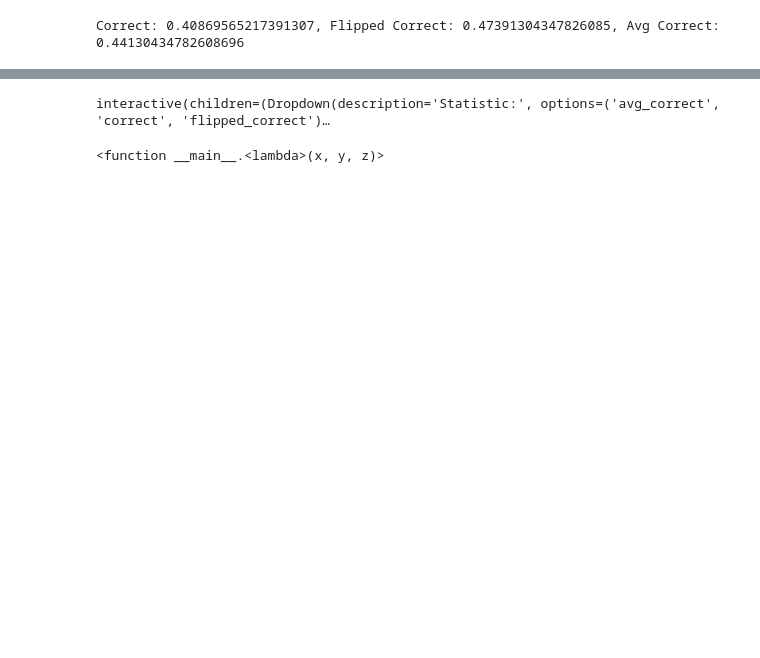
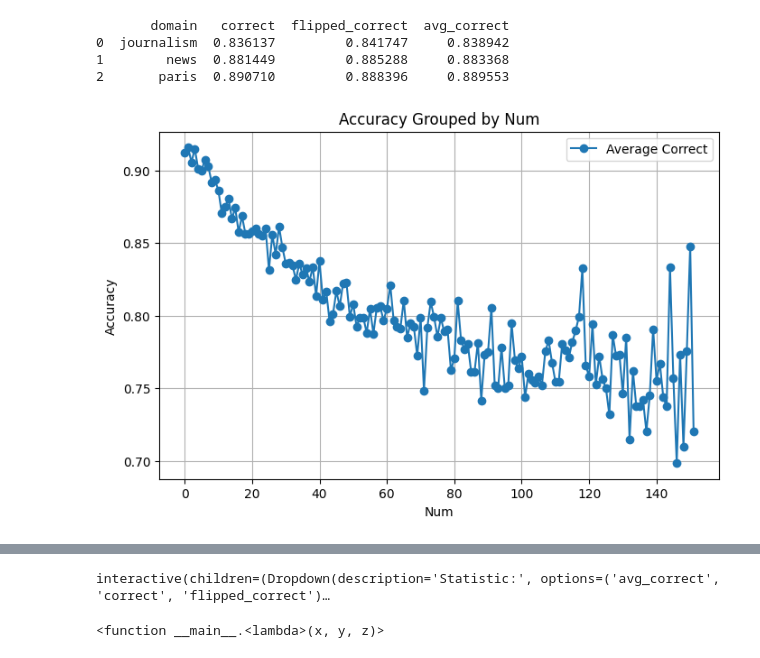
Before and after one commit to fabriceyhc/sandcastles, a Jupyter notebook: distinguisher/result_analyzer.ipynb, the cells around one changed output, grey strips where cells are left out. Drawn from its saved outputs; the diff is of its cells as text; code cells hidden in the pictures; blank space fills up the shorter version.

```diff
--- a/distinguisher/result_analyzer.ipynb
+++ b/distinguisher/result_analyzer.ipynb
@@ -24,10 +0,0 @@ df
-# %%
-def summary(prefix=""):
-    df[f'{prefix}correct'] = (df['Origin'] == df[f'{prefix}choice']).astype(float)
-    df[f'{prefix}flipped_correct'] = (df['Origin'] == df[f'{prefix}flipped_choice']).astype(float)
-    df[f'{prefix}avg_correct'] = (df[f'{prefix}correct']+df[f'{prefix}flipped_correct'])/2
-    print(f"Correct: {df[f'{prefix}correct'].mean()}, Flipped Correct: {df[f'{prefix}flipped_correct'].mean()}, Avg Correct: {df[f'{prefix}avg_correct'].mean()}")
-
-summary(prefix)
-# %% [output]
-Correct: 0.40869565217391307, Flipped Correct: 0.47391304347826085, Avg Correct: 0.44130434782608696
@@ -33,0 +256,21 @@ Correct: 0.40869565217391307, Flipped Correct: 0.47391304347826085, Avg Correct:
+# %%
+grouped_df = (
+    data_df.groupby('domain')
+      .agg({
+          'correct': 'mean',
+          'flipped_correct': 'mean',
+          'avg_correct': 'mean'
+      })
+      .reset_index()
+)
+
+print(grouped_df)
+# %% [output]
+       domain   correct  flipped_correct  avg_correct
+0  journalism  0.836137         0.841747     0.838942
+1        news  0.881449         0.885288     0.883368
+2       paris  0.890710         0.888396     0.889553
+# %%
+plot_accuracy_grouped_by_num(sentence_df)
+# %% [output]
+[figure, added]
```
Also changed, not shown: parts of 10 cells of this notebook, 47 other files.
